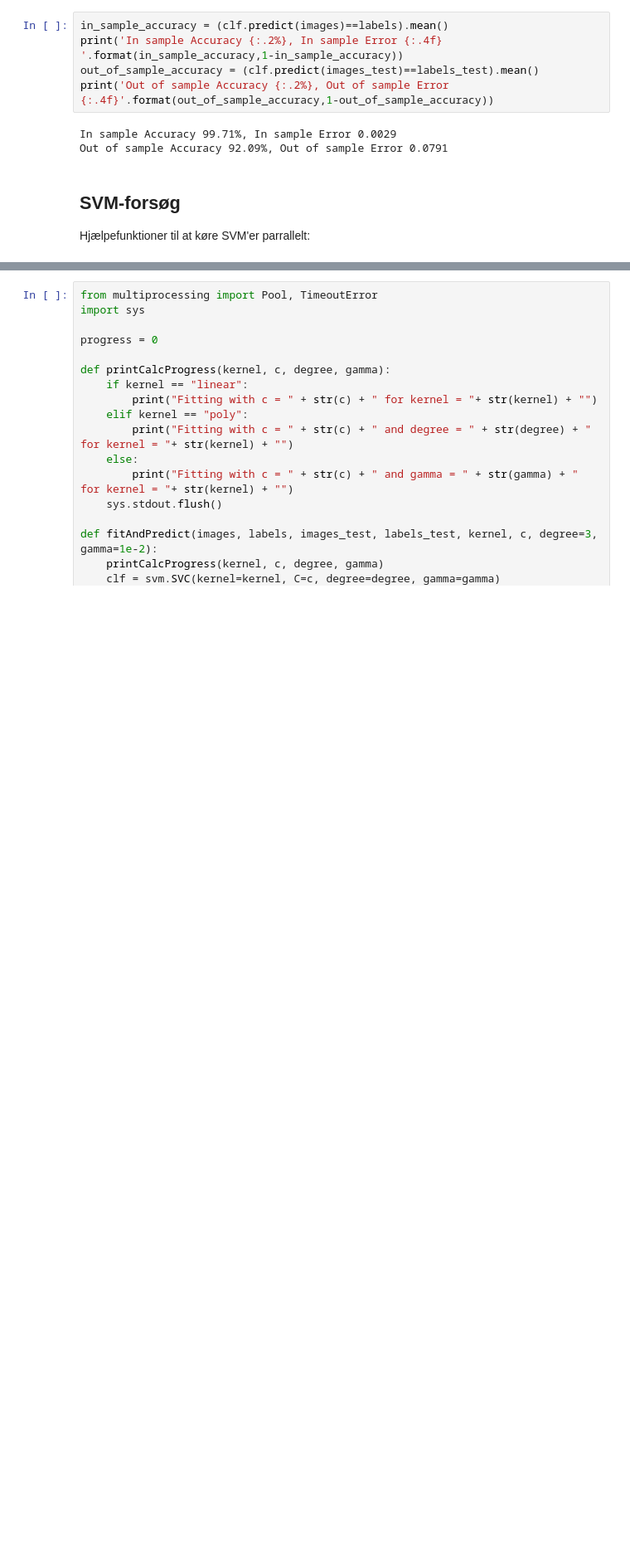
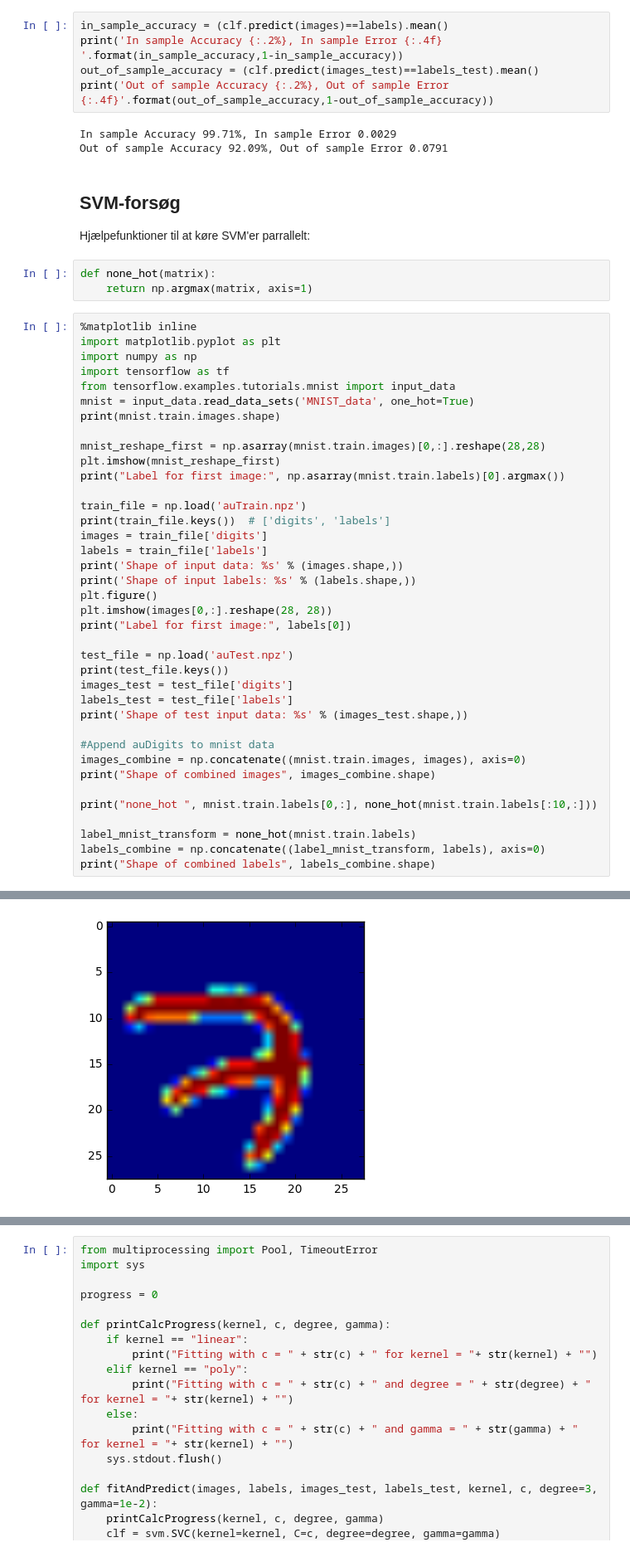
Before and after one commit to Malakith/dMachineLearning, a Jupyter notebook: handin2/HandIn2.ipynb, the cells around one changed output, grey strips where cells are left out. Shown: that part at 83% size. Cells and saved outputs as stored; diff of their text form; blank space fills up the shorter version.

Commit message:
Run rbf with all mnist data and auDigits

```diff
--- a/handin2/HandIn2.ipynb
+++ b/handin2/HandIn2.ipynb
@@ -106,3 +106,45 @@ Out of sample Accuracy 92.09%, Out of sample Error 0.0791
 ## SVM-forsøg
 
 Hjælpefunktioner til at køre SVM'er parrallelt:
+# %%
+def none_hot(matrix):
+    return np.argmax(matrix, axis=1)
+# %%
+%matplotlib inline
+import matplotlib.pyplot as plt
+import numpy as np
+import tensorflow as tf
+from tensorflow.examples.tutorials.mnist import input_data
+mnist = input_data.read_data_sets('MNIST_data', one_hot=True)
+print(mnist.train.images.shape)
+
+mnist_reshape_first = np.asarray(mnist.train.images)[0,:].reshape(28,28)
+plt.imshow(mnist_reshape_first)
+print("Label for first image:", np.asarray(mnist.train.labels)[0].argmax())
+
+train_file = np.load('auTrain.npz')
+print(train_file.keys())  # ['digits', 'labels']
+images = train_file['digits']
+labels = train_file['labels']
+print('Shape of input data: %s' % (images.shape,))
+print('Shape of input labels: %s' % (labels.shape,))
+plt.figure()
+plt.imshow(images[0,:].reshape(28, 28))
+print("Label for first image:", labels[0])
+
+test_file = np.load('auTest.npz')
+print(test_file.keys())
+images_test = test_file['digits']
+labels_test = test_file['labels']
+print('Shape of test input data: %s' % (images_test.shape,))
+
+#Append auDigits to mnist data
+images_combine = np.concatenate((mnist.train.images, images), axis=0)
+print("Shape of combined images", images_combine.shape)
+
+print("none_hot ", mnist.train.labels[0,:], none_hot(mnist.train.labels[:10,:]))
+
+label_mnist_transform = none_hot(mnist.train.labels)
+labels_combine = np.concatenate((label_mnist_transform, labels), axis=0)
+print("Shape of combined labels", labels_combine.shape)
+# %% [output]
@@ -108,0 +166 @@ Hjælpefunktioner til at køre SVM'er parrallelt:
+[figure, added]
```
Also changed, not shown: parts of 4 cells of this notebook, 3 other files.
